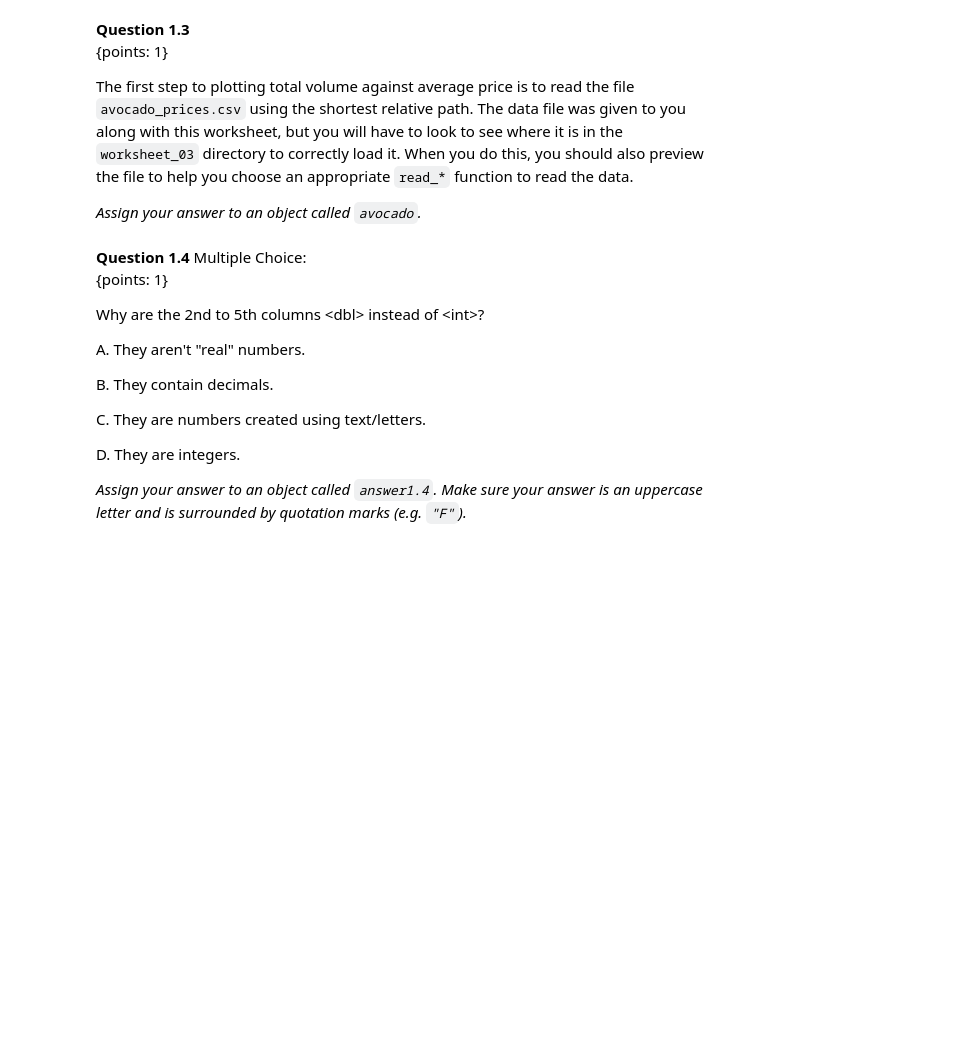
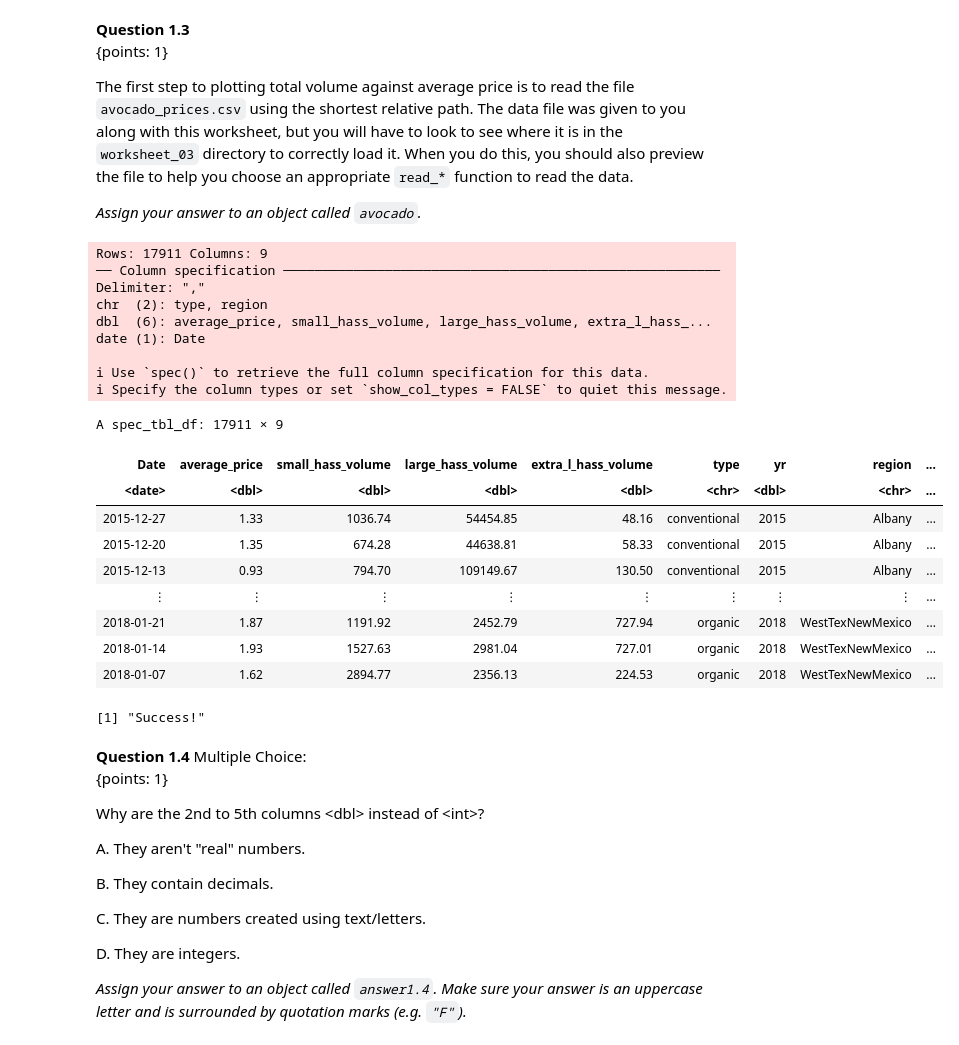
Before and after one commit to ca-vas/dsci-100-student, a Jupyter notebook: materials/R/worksheet_wrangling/worksheet_wrangling.ipynb, the cells around one changed output. Cells and saved outputs as stored; diff of their text form; code cells hidden in the pictures; blank space fills up the shorter version.

```diff
--- a/materials/R/worksheet_wrangling/worksheet_wrangling.ipynb
+++ b/materials/R/worksheet_wrangling/worksheet_wrangling.ipynb
@@ -223,9 +224,29 @@ The first step to plotting total volume against average price is to read the fil
 # %%
 #... <- ...("...")
 
-# your code here
-fail() # No Answer - remove if you provide an answer
+avocado<-read_csv("data/avocado_prices.csv")# your code here
+ # No Answer - remove if you provide an answer
 avocado
+# %% [output]
+Rows: 17911 Columns: 9
+── Column specification ────────────────────────────────────────────────────────
+Delimiter: ","
+chr  (2): type, region
+dbl  (6): average_price, small_hass_volume, large_hass_volume, extra_l_hass_...
+date (1): Date
+
+ℹ Use `spec()` to retrieve the full column specification for this data.
+ℹ Specify the column types or set `show_col_types = FALSE` to quiet this message.
+A spec_tbl_df: 17911 × 9
+| Date | average_price | small_hass_volume | large_hass_volume | extra_l_hass_volume | type | yr | region | ... |
+| <date> | <dbl> | <dbl> | <dbl> | <dbl> | <chr> | <dbl> | <chr> | ... |
+| 2015-12-27 | 1.33 | 1036.74 | 54454.85 | 48.16 | conventional | 2015 | Albany | ... |
+| 2015-12-20 | 1.35 | 674.28 | 44638.81 | 58.33 | conventional | 2015 | Albany | ... |
+| 2015-12-13 | 0.93 | 794.70 | 109149.67 | 130.50 | conventional | 2015 | Albany | ... |
+| ⋮ | ⋮ | ⋮ | ⋮ | ⋮ | ⋮ | ⋮ | ⋮ | ... |
+| 2018-01-21 | 1.87 | 1191.92 | 2452.79 | 727.94 | organic | 2018 | WestTexNewMexico | ... |
+| 2018-01-14 | 1.93 | 1527.63 | 2981.04 | 727.01 | organic | 2018 | WestTexNewMexico | ... |
+| 2018-01-07 | 1.62 | 2894.77 | 2356.13 | 224.53 | organic | 2018 | WestTexNewMexico | ... |
 # %%
 library(digest)
 stopifnot("avocado should be a data frame"= setequal(digest(paste(toString('data.frame' %in% class(avocado)), "6830e")), "10904dfb90d0e48e887a23973b27c218"))
@@ -237,6 +258,8 @@ stopifnot("values in one or more character columns in avocado are not correct"=
 stopifnot("values in one or more factor columns in avocado are not correct"= setequal(digest(paste(toString(if (any(sapply(avocado, is.factor))) sum(sapply(avocado[, sapply(avocado, is.factor)], function(col) length(unique(col)))) else 0), "6830e")), "472edccc2acc8a245fee5deb476f0a02"))
 
 print('Success!')
+# %% [output]
+[1] "Success!"
 # %% [markdown]
 **Question 1.4** Multiple Choice:
 <br> {points: 1}
```
Also changed, not shown: parts of 18 cells of this notebook.
